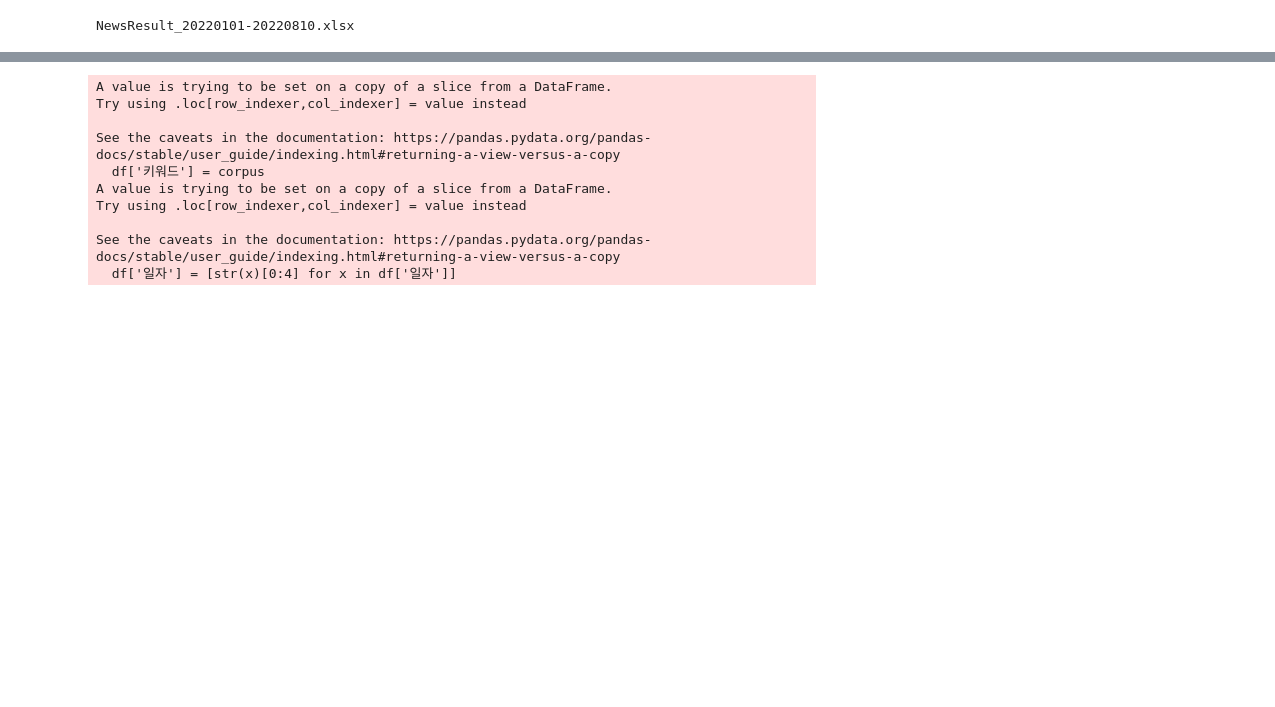
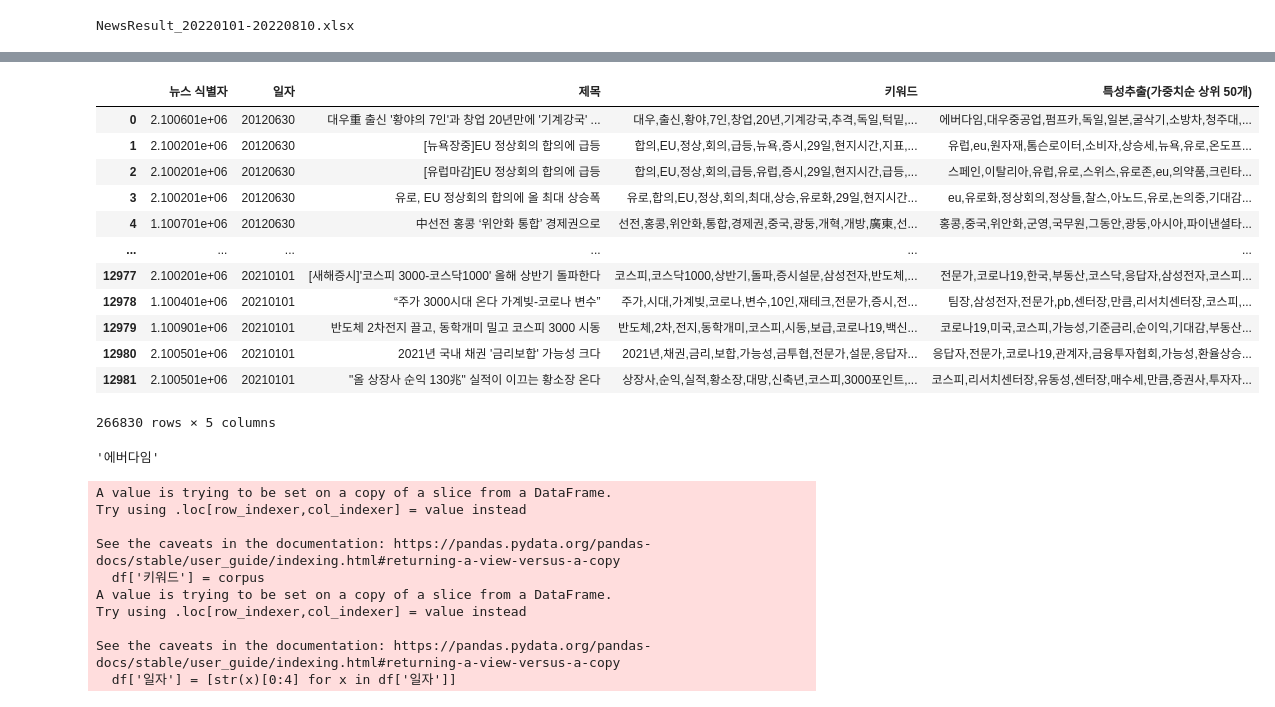
Before and after one commit to ho2921ho/BerTopic, a Jupyter notebook: BerTopic.ipynb, the cells around one changed output, grey strips where cells are left out. Saved outputs shown, nothing was run; the diff lists cells and outputs as text; code cells hidden in the pictures; blank space fills up the shorter version.

```diff
--- a/BerTopic.ipynb
+++ b/BerTopic.ipynb
@@ -62,6 +91,26 @@ import matplotlib.pyplot as plt
 # %%
 model_path = "./kpfSBERT"
 model = SentenceTransformer(model_path)
+# %%
+data
+# %% [output]
+|  | 뉴스 식별자 | 일자 | 제목 | 키워드 | 특성추출(가중치순 상위 50개) |
+| 0 | 2.100601e+06 | 20120630 | 대우重 출신 '황야의 7인'과 창업 20년만에 '기계강국' ... | 대우,출신,황야,7인,창업,20년,기계강국,추격,독일,턱밑,... | 에버다임,대우중공업,펌프카,독일,일본,굴삭기,소방차,청주대,... |
+| 1 | 2.100201e+06 | 20120630 | [뉴욕장중]EU 정상회의 합의에 급등 | 합의,EU,정상,회의,급등,뉴욕,증시,29일,현지시간,지표,... | 유럽,eu,원자재,톰슨로이터,소비자,상승세,뉴욕,유로,온도프... |
+| 2 | 2.100201e+06 | 20120630 | [유럽마감]EU 정상회의 합의에 급등 | 합의,EU,정상,회의,급등,유럽,증시,29일,현지시간,급등,... | 스페인,이탈리아,유럽,유로,스위스,유로존,eu,의약품,크린타... |
+| 3 | 2.100201e+06 | 20120630 | 유로, EU 정상회의 합의에 올 최대 상승폭 | 유로,합의,EU,정상,회의,최대,상승,유로화,29일,현지시간... | eu,유로화,정상회의,정상들,찰스,아노드,유로,논의중,기대감... |
+| 4 | 1.100701e+06 | 20120630 | 中선전 홍콩 ‘위안화 통합’ 경제권으로 | 선전,홍콩,위안화,통합,경제권,중국,광둥,개혁,개방,廣東,선... | 홍콩,중국,위안화,군영,국무원,그동안,광둥,아시아,파이낸셜타... |
+| ... | ... | ... | ... | ... | ... |
+| 12977 | 2.100201e+06 | 20210101 | [새해증시]'코스피 3000-코스닥1000' 올해 상반기 돌파한다 | 코스피,코스닥1000,상반기,돌파,증시설문,삼성전자,반도체,... | 전문가,코로나19,한국,부동산,코스닥,응답자,삼성전자,코스피... |
+| 12978 | 1.100401e+06 | 20210101 | “주가 3000시대 온다 가계빚-코로나 변수” | 주가,시대,가계빚,코로나,변수,10인,재테크,전문가,증시,전... | 팀장,삼성전자,전문가,pb,센터장,만큼,리서치센터장,코스피,... |
+| 12979 | 1.100901e+06 | 20210101 | 반도체 2차전지 끌고, 동학개미 밀고 코스피 3000 시동 | 반도체,2차,전지,동학개미,코스피,시동,보급,코로나19,백신... | 코로나19,미국,코스피,가능성,기준금리,순이익,기대감,부동산... |
+| 12980 | 2.100501e+06 | 20210101 | 2021년 국내 채권 '금리보합' 가능성 크다 | 2021년,채권,금리,보합,가능성,금투협,전문가,설문,응답자... | 응답자,전문가,코로나19,관계자,금융투자협회,가능성,환율상승... |
+| 12981 | 2.100501e+06 | 20210101 | "올 상장사 순익 130兆" 실적이 이끄는 황소장 온다 | 상장사,순익,실적,황소장,대망,신축년,코스피,3000포인트,... | 코스피,리서치센터장,유동성,센터장,매수세,만큼,증권사,투자자... |
+266830 rows × 5 columns
+# %%
+corpus[0][0]
+# %% [output]
+'에버다임'
 # %%
 # 데이터 전처리
 data = data[['뉴스 식별자','일자','제목','키워드','특성추출(가중치순 상위 50개)']]
```
Also changed, not shown: parts of 62 cells of this notebook.
